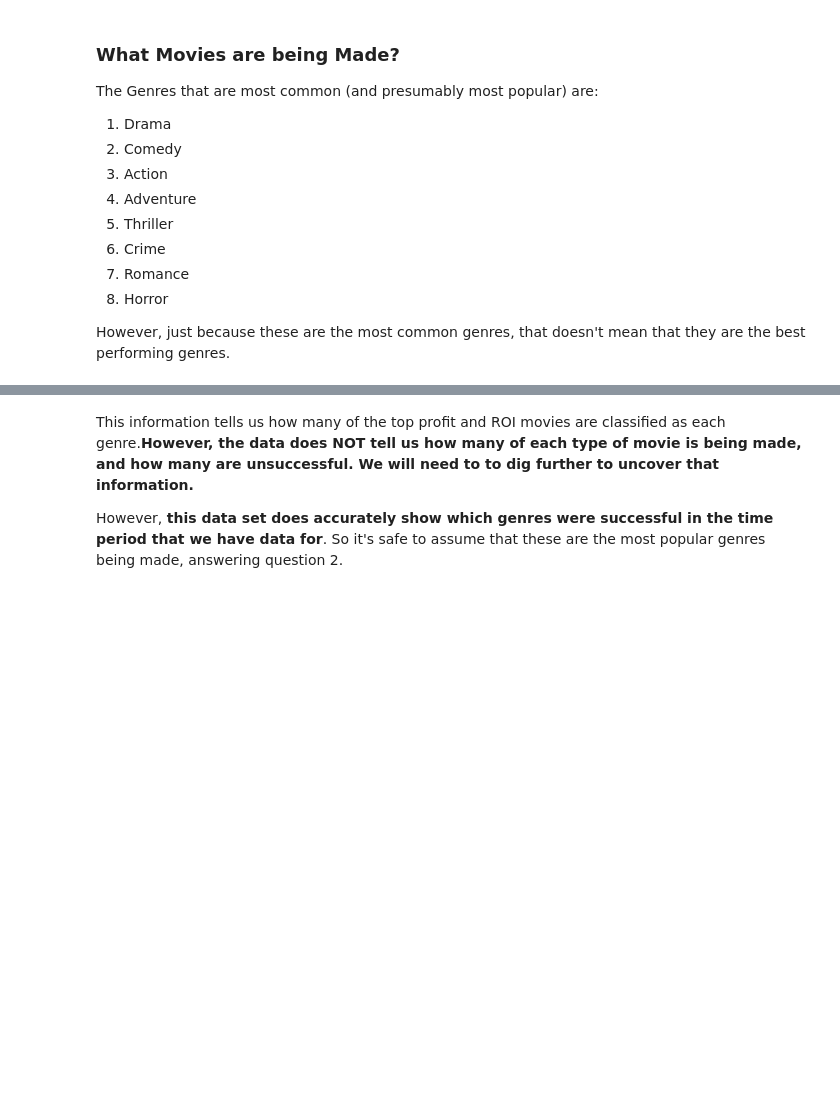
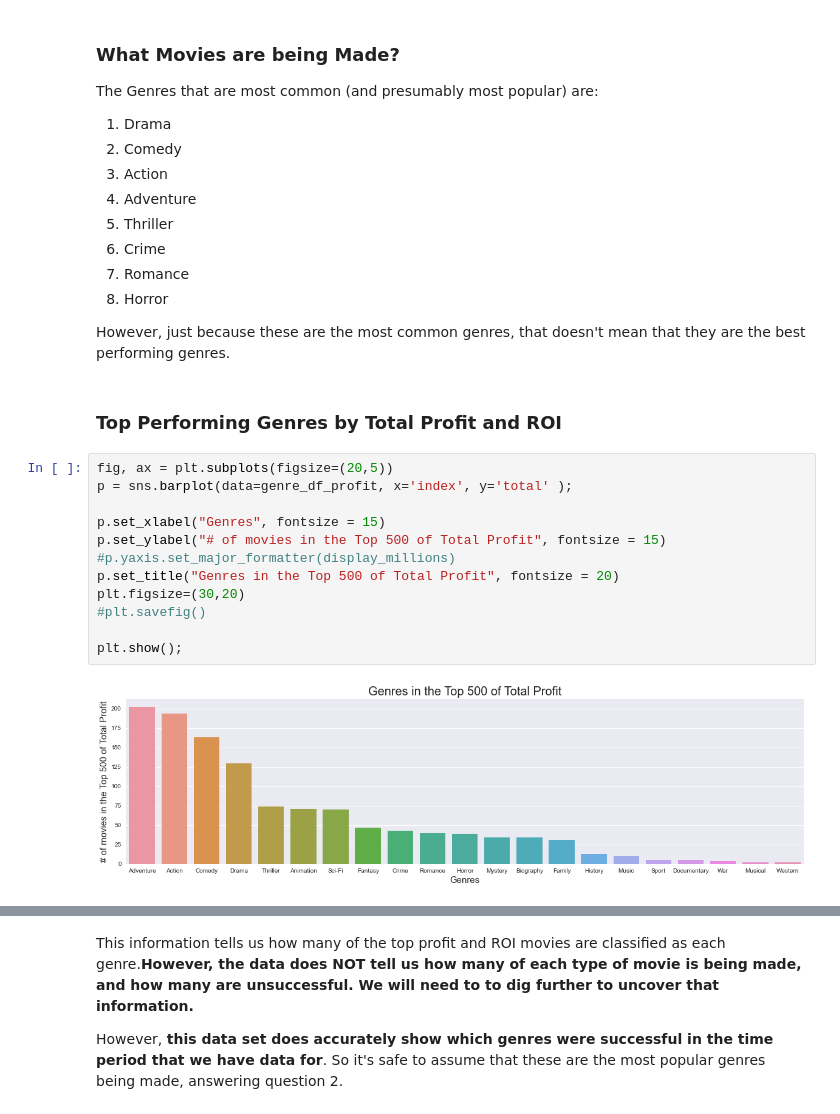
Before and after one commit to jxn628/dsc-phase-1-project, a Jupyter notebook: student.ipynb, the cells around one changed output, grey strips where cells are left out. Drawn from its saved outputs; the diff is of its cells as text; blank space fills up the shorter version.

```diff
--- a/student.ipynb
+++ b/student.ipynb
@@ -696,3 +1010,19 @@ The Genres that are most common (and presumably most popular) are:
 8. Horror
 
 However, just because these are the most common genres, that doesn't mean that they are the best performing genres.
+# %% [markdown]
+### Top Performing Genres by Total Profit and ROI
+# %%
+fig, ax = plt.subplots(figsize=(20,5))
+p = sns.barplot(data=genre_df_profit, x='index', y='total' );
+
+p.set_xlabel("Genres", fontsize = 15)
+p.set_ylabel("# of movies in the Top 500 of Total Profit", fontsize = 15)
+#p.yaxis.set_major_formatter(display_millions)
+p.set_title("Genres in the Top 500 of Total Profit", fontsize = 20)
+plt.figsize=(30,20)
+#plt.savefig()
+
+plt.show();
+# %% [output]
+[figure, added]
```
Also changed, not shown: parts of 101 cells of this notebook.
